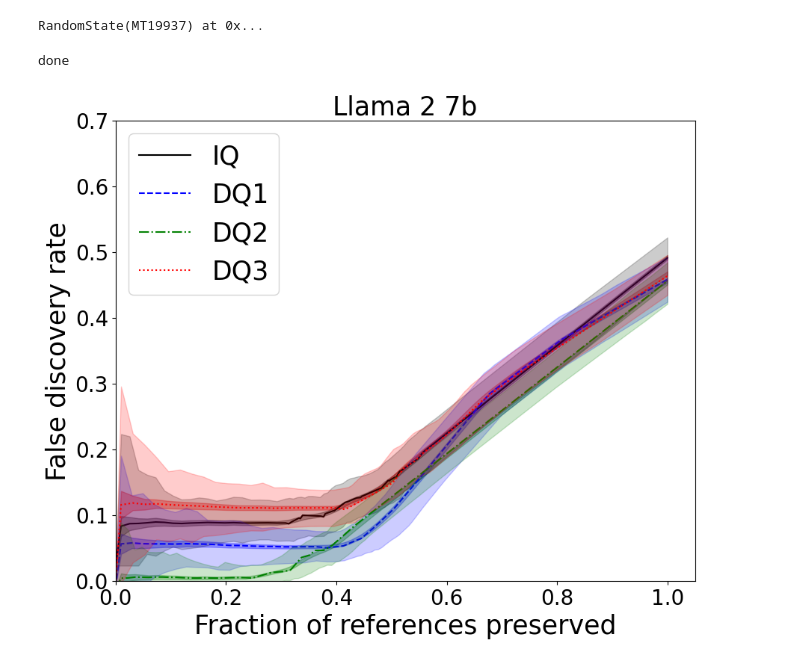
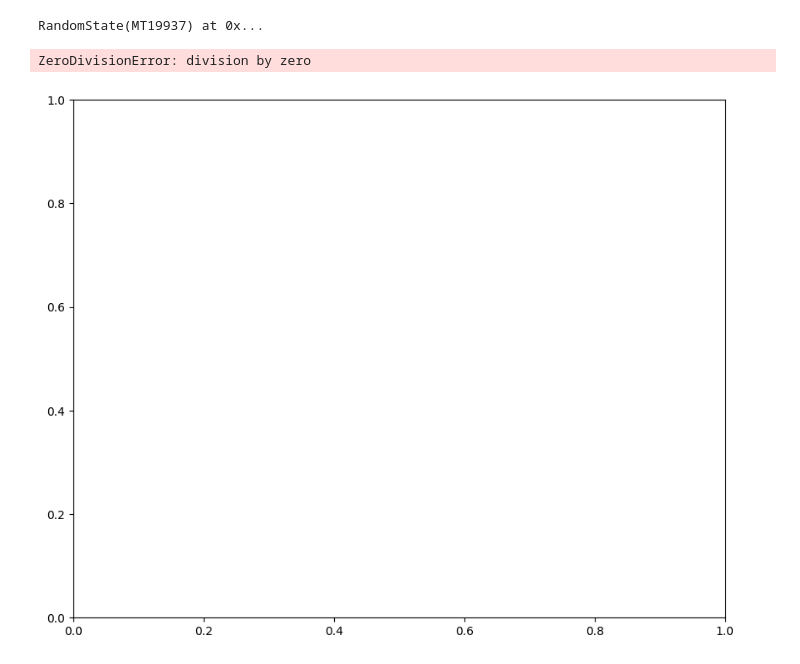
Before and after one commit to asdf6921/hallucinated-references, a Jupyter notebook: code/metrics.ipynb, the cells around one changed output. Drawn from its saved outputs; the diff is of its cells as text; code cells hidden in the pictures.

```diff
--- a/code/metrics.ipynb
+++ b/code/metrics.ipynb
@@ -40,25 +41,21 @@ dict_baselines = {
 
 # Shared ground truth
 ground_truth = df["bing_return"].values
-ground_truth = [0 if x == True else 1 for x in ground_truth]
+ground_truth = [0 if x == "G" else 1 for x in ground_truth]
 ground_truth = np.array(ground_truth)
 
-# Add noise to shift the curves slightly
-def add_minor_shift(probs, std=0.99):
-    shifted = probs + np.random.normal(0, std, size=probs.shape)
-    return np.clip(shifted, 0, 1)
 
 # Populate dict_baselines with slightly shifted probabilities
-dict_baselines["IQ"]["probs"] = add_minor_shift(1 - df["neural_ans1_prob"].values)
+dict_baselines["IQ"]["probs"] = df["neural_ans1_prob"].values
 dict_baselines["IQ"]["ground_truth"] = ground_truth
 
-dict_baselines["DQ1"]["probs"] = add_minor_shift(1 - df["neural_ans2_prob"].values)
+dict_baselines["DQ1"]["probs"] = df["neural_ans2_prob"].values
 dict_baselines["DQ1"]["ground_truth"] = ground_truth
 
-dict_baselines["DQ2"]["probs"] = add_minor_shift(1 - df["neural_ans3_prob"].values)
+dict_baselines["DQ2"]["probs"] = df["neural_ans3_prob"].values
 dict_baselines["DQ2"]["ground_truth"] = ground_truth
 
-dict_baselines["DQ3"]["probs"] = add_minor_shift(1 - df["neural_ans4_prob"].values)
+dict_baselines["DQ3"]["probs"] = df["neural_ans4_prob"].values
 dict_baselines["DQ3"]["ground_truth"] = ground_truth
 
 # Plot ROC curves
@@ -93,7 +90,7 @@ for i, ax in enumerate(axes):
         ax.set_xlabel('1 - G accuracy', fontsize=15)
 
 # ===== CUSTOMIZE THE OVERALL TITLE HERE =====
-fig.suptitle("ROC Curves for Llama 2 4B", fontsize=18)  # <- Change this title
+fig.suptitle("ROC Curves for Lamma 3.2 3B", fontsize=18)  # <- Change this title
 # ============================================
 
 plt.tight_layout(rect=[0, 0.03, 1, 0.95])  # leave space for suptitle
@@ -114,7 +111,7 @@ list_baselines =  ["IQ","DQ1","DQ2","DQ3","IQ+DQ","DQ","IQ+DQ1","IQ+DQ2","IQ+DQ3
 dict_baselines = {"IQ":  None,"DQ1": None,"DQ2":  None,"DQ3": None,"IQ+DQ" : None,"DQ" : None, "IQ+DQ1": None, "IQ+DQ2": None, "IQ+DQ3": None}
 
 ground_truth = df["bing_return"].values
-ground_truth = [0 if x == True else 1 for x in ground_truth]
+ground_truth = [0 if x == "G" else 1 for x in ground_truth]
 ground_truth = np.array(ground_truth)
 
 
@@ -182,13 +179,13 @@ def get_fdr_boot_extended(x_boot,y_boot,return_min,col_name):
     min_returns = 10000
     min_threshold = 10000
     for threshold in thresholds:
-        df_boot_TP = df_boot[(df_boot[col_name] <= threshold) & (df_boot["bing_return"] == False)]
+        df_boot_TP = df_boot[(df_boot[col_name] <= threshold) & (df_boot["bing_return"] == "H")]
         TP = len(df_boot_TP)
-        df_boot_TN = df_boot[(df_boot[col_name] > threshold) & (df_boot["bing_return"] == True)]
+        df_boot_TN = df_boot[(df_boot[col_name] > threshold) & (df_boot["bing_return"] == "G")]
         TN = len(df_boot_TN)
-        df_boot_FP = df_boot[(df_boot[col_name] <= threshold) & (df_boot["bing_return"] == True)]
+        df_boot_FP = df_boot[(df_boot[col_name] <= threshold) & (df_boot["bing_return"] == "G")]
         FP = len(df_boot_FP)
-        df_boot_FN = df_boot[(df_boot[col_name] > threshold) & (df_boot["bing_return"] == False)]
+        df_boot_FN = df_boot[(df_boot[col_name] > threshold) & (df_boot["bing_return"] == "H")]
         FN = len(df_boot_FN)
         FDR = FN/(TN + FN)
         RETURNS = (TN + FN)/(TP + TN + FP + FN)
@@ -204,9 +201,13 @@ def get_fdr_boot_extended(x_boot,y_boot,return_min,col_name):
     extended_points = np.linspace(0.01,min_returns, 20)
     for point in extended_points:
         num_samples_ext = int((TP + TN + FP + FN)*point)
-        df_fdr_boot_ext = df_boot[(df_boot[col_name] > min_threshold)].sample(n=num_samples_ext,random_state=1)
+        df_fdr_boot_ext_pool = df_boot[df_boot[col_name] > min_threshold]
+        if num_samples_ext > len(df_fdr_boot_ext_pool):
+            continue  # or break, or set num_samples_ext = len(df_fdr_boot_ext_pool)
+        else:
+            df_fdr_boot_ext = df_fdr_boot_ext_pool.sample(n=num_samples_ext, random_state=1)
         assert num_samples_ext == len(df_fdr_boot_ext)
-        ext_FN = len(df_fdr_boot_ext[(df_fdr_boot_ext[col_name] > min_threshold) & (df_fdr_boot_ext["bing_return"] == False)])
+        ext_FN = len(df_fdr_boot_ext[(df_fdr_boot_ext[col_name] > min_threshold) & (df_fdr_boot_ext["bing_return"] == "H")])
         assert ext_FN <= len(df_fdr_boot_ext)
         ext_y.append(ext_FN/num_samples_ext)
         ext_x.append(num_samples_ext/(TP + TN + FP + FN))
@@ -224,13 +225,13 @@ thresholds = np.linspace(-0.05, 0.99, 50)
 
 def get_fdr(threshold,prompt_type,df_arg):
     col = "neural_ans"+str(prompt_type)+"_prob"
-    TP_df = df_arg[(df_arg[col] <= threshold) & (df_arg["bing_return"] == False)]
+    TP_df = df_arg[(df_arg[col] <= threshold) & (df_arg["bing_return"] == "H")]
     TP = len(TP_df)
-    TN_df = df_arg[(df_arg[col] > threshold) & (df_arg["bing_return"] == True)]
+    TN_df = df_arg[(df_arg[col] > threshold) & (df_arg["bing_return"] == "G")]
     TN = len(TN_df)
-    FP_df = df_arg[(df_arg[col] <= threshold) & (df_arg["bing_return"] == True)]
+    FP_df = df_arg[(df_arg[col] <= threshold) & (df_arg["bing_return"] == "G")]
     FP = len(FP_df)
-    FN_df = df_arg[(df_arg[col] > threshold) & (df_arg["bing_return"] == False)]
+    FN_df = df_arg[(df_arg[col] > threshold) & (df_arg["bing_return"] == "H")]
     FN = len(FN_df)
     FDR = FN/(TN + FN)
     returns = (TN + FN)/(TP + TN + FP + FN)
@@ -424,33 +425,33 @@ for i in range(len(fdr_dict_data)):
         y_upper = [0.0] + y_upper
         y_lower_ci = [0.0] + y_lower_ci
         y_upper_ci = [0.0] + y_upper_ci
     else:
         y_lower[0] = y_upper[0] = y_lower_ci[0] = y_upper_ci[0] = 0.0
 
     # Apply consistent random vertical shift
     shift = get_random_shift()
     y = np.array(y) + shift
     y_lower = np.array(y_lower) + shift
     y_upper = np.array(y_upper) + shift
     y_lower_ci = np.array(y_lower_ci) + shift
     y_upper_ci = np.array(y_upper_ci) + shift
 
     # Plot line and confidence intervals
     ax.plot(x, y, label=key, color=colors[i], linewidth=1.5, linestyle=linestyles[i])
     ax.fill_between(x_mean, y_lower, y_upper, color=colors[i], alpha=0.2, zorder=2)
     ax.fill_between(x_mean, y_lower_ci, y_upper_ci, color=colors[i], alpha=0.3, zorder=1)
 
 # Formatting
 ax.legend(loc='upper left', fontsize=25)
 ax.set_ylabel('False discovery rate', fontsize=25)
 ax.set_xlabel('Fraction of references preserved', fontsize=25)
 ax.tick_params(axis='x', labelsize=20)
 ax.tick_params(axis='y', labelsize=20)
 ax.set_xlim([0, 1.05])
 ax.set_ylim([0, 0.70])
-ax.set_title("Llama 2 7b", fontsize=25)
+ax.set_title("Llama 3.2 3b", fontsize=25)
 
 print("done")
 # %% [output]
-done
+ZeroDivisionError: division by zero
-[figure, old version]
+[figure, new version]
```
Also changed, not shown: parts of 4 cells of this notebook, 16 other files.
